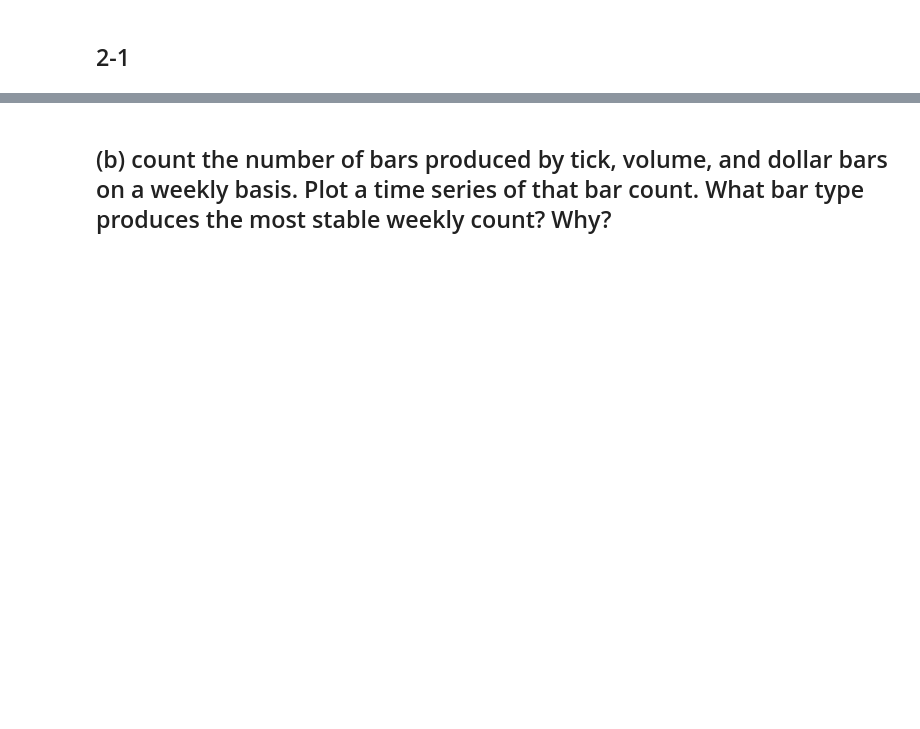
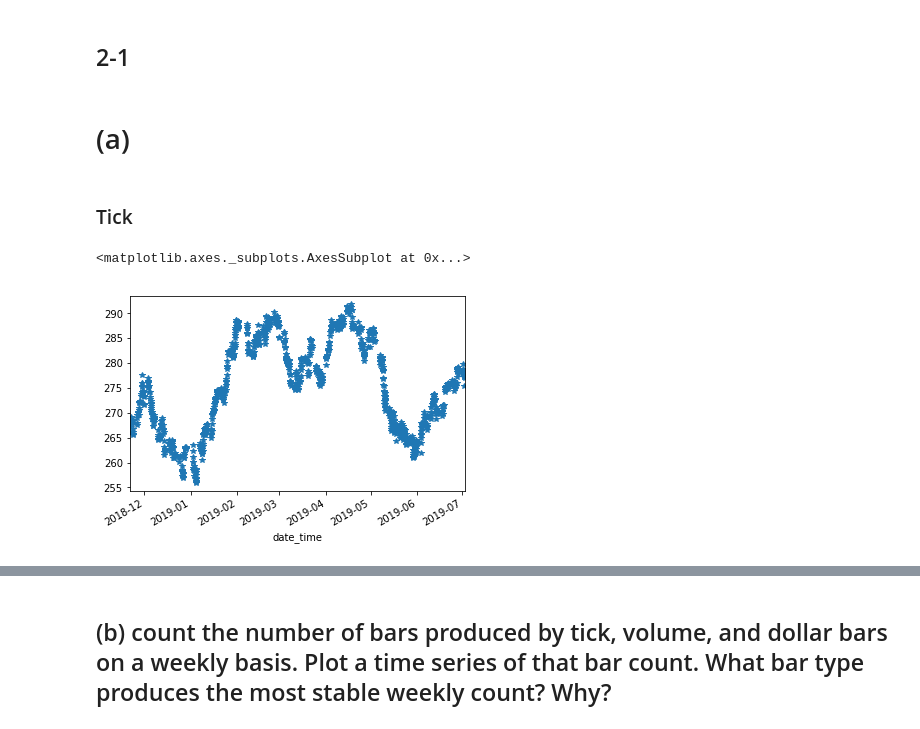
Before and after one commit to kooBH/FinanceServer, a Jupyter notebook: DE_PRADO/7_11.ipynb, the cells around one changed output, grey strips where cells are left out. Cells and saved outputs as stored; diff of their text form; code cells hidden in the pictures; blank space fills up the shorter version.

```diff
--- a/DE_PRADO/7_11.ipynb
+++ b/DE_PRADO/7_11.ipynb
@@ -1,2 +1,11 @@
 # %% [markdown]
 ## 2-1
+# %% [markdown]
+# (a)
+# %% [markdown]
+### Tick
+# %%
+tb.price.plot(marker='*',ls='',label='tick bar')
+# %% [output]
+<matplotlib.axes._subplots.AxesSubplot at 0x...>
+[figure, added]
```
Also changed, not shown: parts of 25 cells of this notebook, 8 other files.
